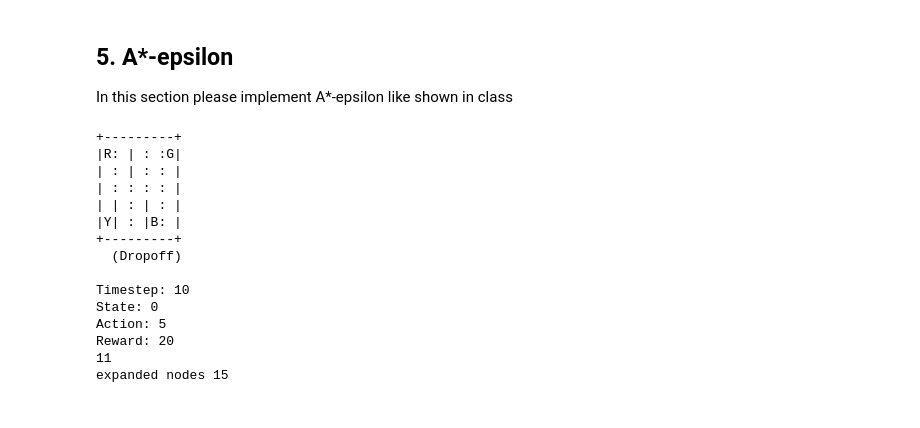
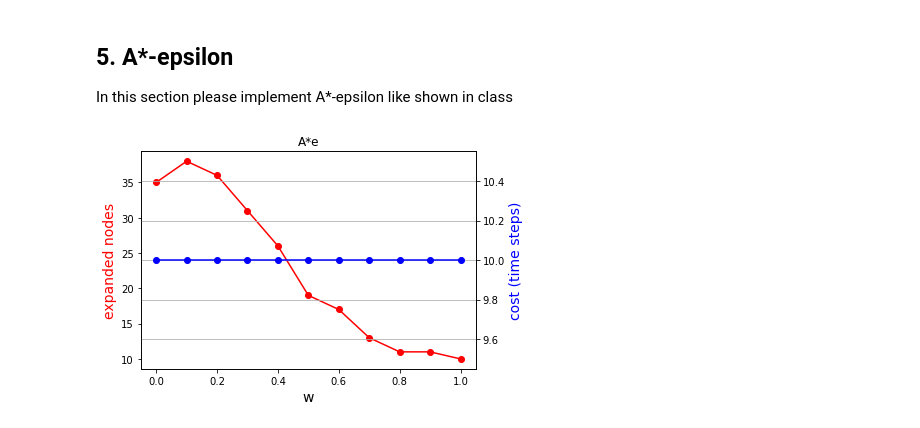
Before and after one commit to ynahum/ai_hw, a Jupyter notebook: hw1/236501_HW1.ipynb, the cells around one changed output. Saved outputs shown, nothing was run; the diff lists cells and outputs as text; code cells hidden in the pictures.

Commit message:
hw1 change id-dfs param to max depth + A*e plot of none admissible

```diff
--- a/hw1/236501_HW1.ipynb
+++ b/hw1/236501_HW1.ipynb
@@ -595,8 +594,8 @@ if GlobalDefs.enable_testing:
     expanded_nodes_list = []
     id_depth_list = []
     env.s = 328
-    initial_depth = 0 # random depth
-    frames,reward = id_dfs(env.s, initial_depth)
+    max_depth = 10 # random depth
+    frames,reward = id_dfs(env.s, max_depth)
     #print(expanded_nodes_list)
     id_accumulated_expanded_nodes = []
     sum = 0
@@ -900,35 +906,43 @@ def admissible_h(state):
     return greedy_h(state)
 
 def non_admissible_h(state):
-    return 2 * md_h(state, add=False)
+    return md_h(state, add=True, plus_pick_and_drop=True) * 1.1
 
 def a_star_epsilon(first_state,weight,heuristic_function, epsilon):
     return a_star_generic(first_state, weight, h=heuristic_function, eps=epsilon)
-# %%
-
-if GlobalDefs.enable_testing:
-    if GlobalDefs.enable_debug_prints:
-        expanded_nodes_list = []
-    env.s = 328
-    epsilon = 0.8
-    weight = 0.9
-    frames,reward = a_star_epsilon(env.s,weight,non_admissible_h, epsilon)
-    print_frames(frames)
-    print(reward)
-    print(f"expanded nodes {expanded_nodes_list[0]}")
-# %% [output]
-+---------+
-|R: | : :G|
-| : | : : |
-| : : : : |
-| | : | : |
-|Y| : |B: |
-+---------+
-  (Dropoff)
-
-Timestep: 10
-State: 0
-Action: 5
-Reward: 20
-11
-expanded nodes 15
+# %%
+
+if GlobalDefs.enable_testing and False:
+    #for some_seed in range(100):
+
+    if GlobalDefs.enable_debug_prints:
+        expanded_nodes_list = []
+    some_seed = 46
+    np.random.seed(some_seed)
+    env.s = 328
+    epsilon = 0.3
+    weight = 1
+    frames,reward = a_star_epsilon(env.s,weight,non_admissible_h, epsilon)
+    #print_frames(frames)
+    #print(reward)
+    print(f"seed {some_seed} expanded nodes {expanded_nodes_list[0]}")
+
+if GlobalDefs.enable_testing:
+    env.s = 328
+    plot_title = f"A*e"
+    expanded_nodes_list = []
+    time_steps_list = []
+    epsilon = 0.3
+    weights =[0, 0.1, 0.2, 0.3, 0.4, 0.5, 0.6, 0.7, 0.8, 0.9, 1]
+    for weight in weights:
+        #print(f"running WA* with weight={weight} - h=Greedy")
+        env.s = 328
+        some_seed = 46
+        np.random.seed(some_seed)
+        frames,reward = a_star_epsilon(env.s,weight,heuristic_function=non_admissible_h, epsilon=epsilon)
+        time_steps_list.append(len(frames))
+
+if GlobalDefs.enable_testing and enable_plot:
+    plot_w(weights, expanded_nodes_list, time_steps_list, plot_title)
+# %% [output]
+[figure, added]
```
Also changed, not shown: parts of 7 cells of this notebook, 1 other file.
